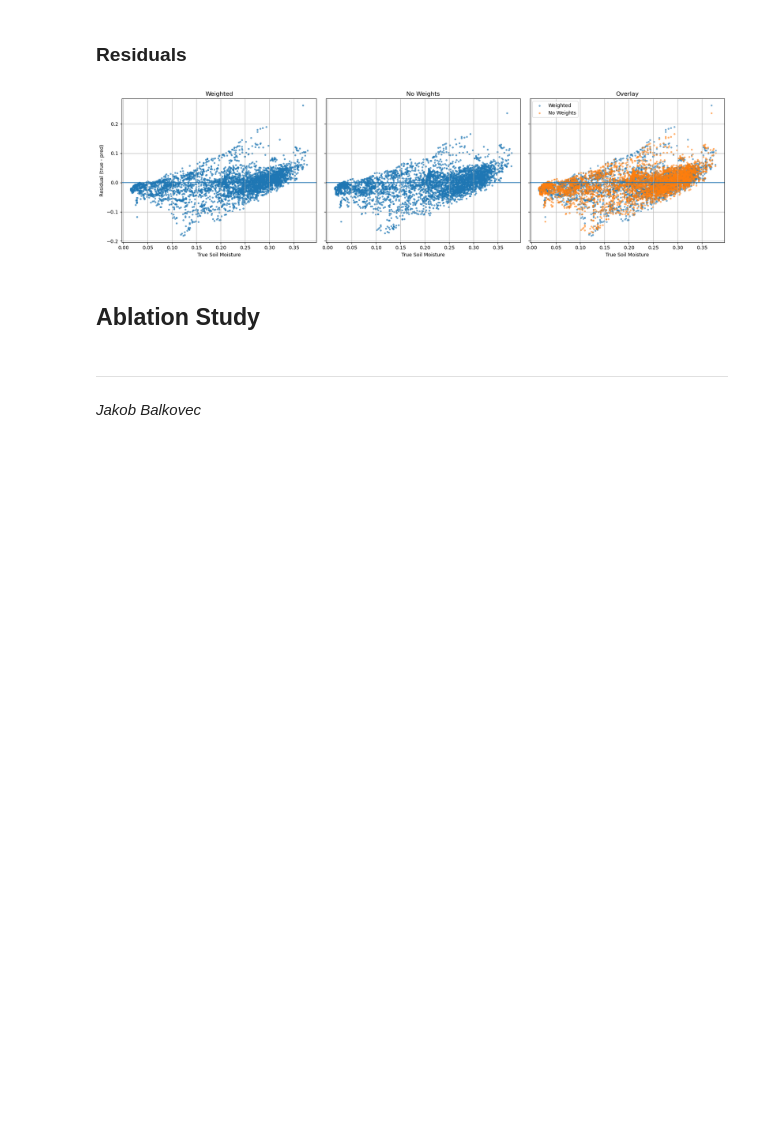
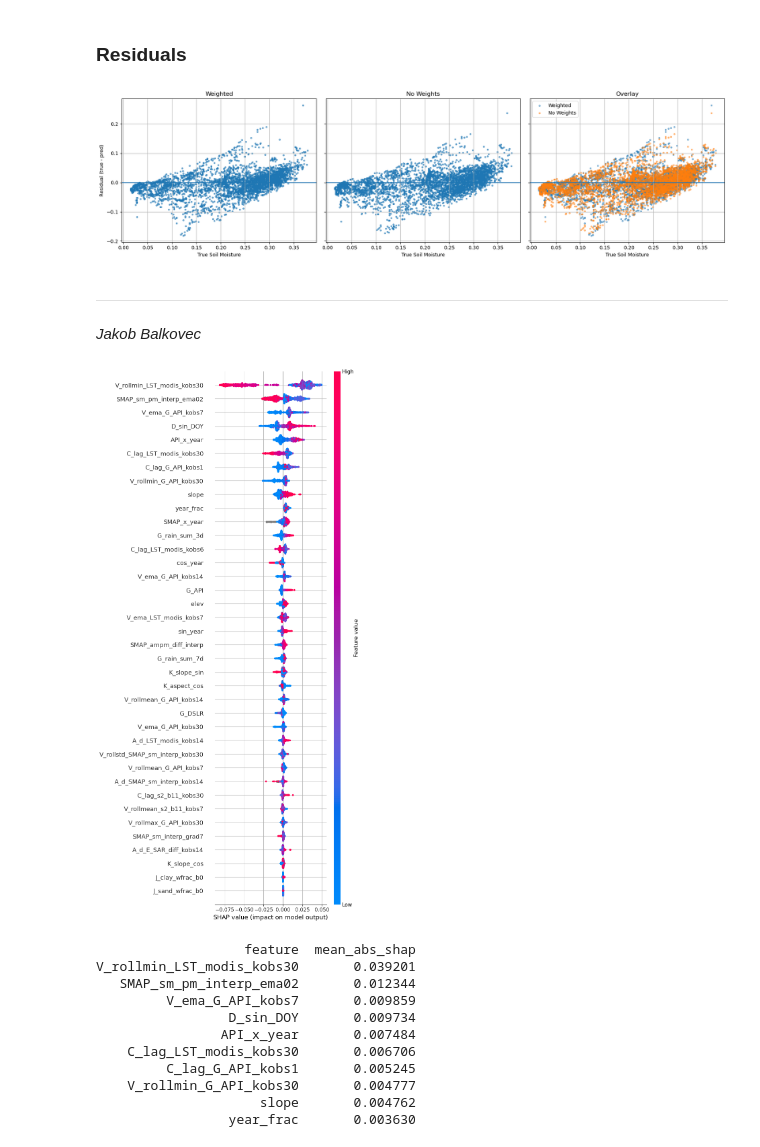
Before and after one commit to KerryCheon/MDR-Project, a Jupyter notebook: Models/Temporal/v19/v19.2/MDR-v19.2.ipynb, the cells around one changed output. Cells and saved outputs as stored; diff of their text form; code cells hidden in the pictures; blank space fills up the shorter version.

```diff
--- a/Models/Temporal/v19/v19.2/MDR-v19.2.ipynb
+++ b/Models/Temporal/v19/v19.2/MDR-v19.2.ipynb
@@ -649,9 +649,52 @@ plt.tight_layout()
 plt.show()
 # %% [output]
 [figure]
-# %% [markdown]
-## Ablation Study
 # %% [markdown]
 ---
 
 _Jakob Balkovec_
+# %%
+import xgboost as xgb
+import shap
+import matplotlib.pyplot as plt
+import pandas as pd
+import numpy as np
+
+X_shap = X_test_d.sample(n=min(1000, len(X_test_d)), random_state=42).copy()
+dmatrix_shap = xgb.DMatrix(X_shap, feature_names=FEATURE_COLS)
+
+booster = xgb_drift_w_tv.get_booster()
+contribs = booster.predict(dmatrix_shap, pred_contribs=True)
+shap_values = contribs[:, :-1]
+
+plt.figure()
+shap.summary_plot(
+    shap_values,
+    X_shap,
+    feature_names=FEATURE_COLS,
+    max_display=100,
+    show=False
+)
+plt.tight_layout()
+plt.show()
+
+mean_abs_shap = np.abs(shap_values).mean(axis=0)
+top_idx = np.argsort(mean_abs_shap)[::-1][:10]
+top_features = pd.DataFrame({
+    "feature": np.array(FEATURE_COLS)[top_idx],
+    "mean_abs_shap": mean_abs_shap[top_idx]
+})
+print(top_features.to_string(index=False))
+# %% [output]
+[figure, added]
+                   feature  mean_abs_shap
+V_rollmin_LST_modis_kobs30       0.039201
+   SMAP_sm_pm_interp_ema02       0.012344
+         V_ema_G_API_kobs7       0.009859
+                 D_sin_DOY       0.009734
+                API_x_year       0.007484
+    C_lag_LST_modis_kobs30       0.006706
+         C_lag_G_API_kobs1       0.005245
+    V_rollmin_G_API_kobs30       0.004777
+                     slope       0.004762
+                 year_frac       0.003630
```
Also changed, not shown: 2 other files.
